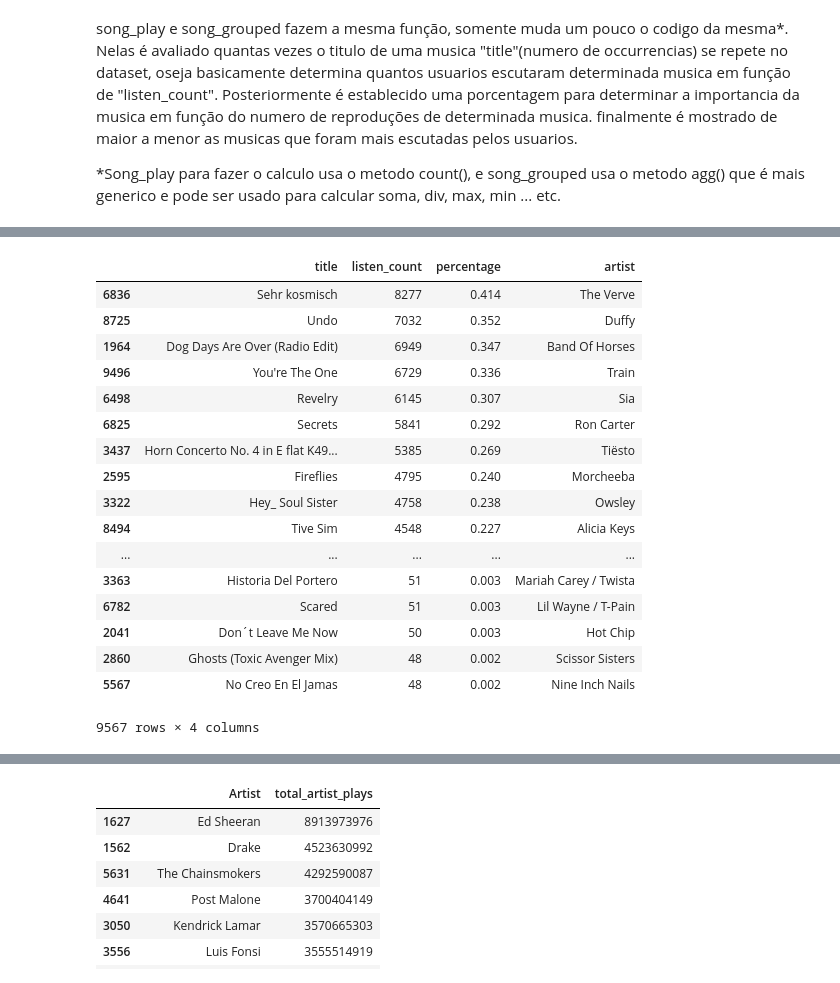
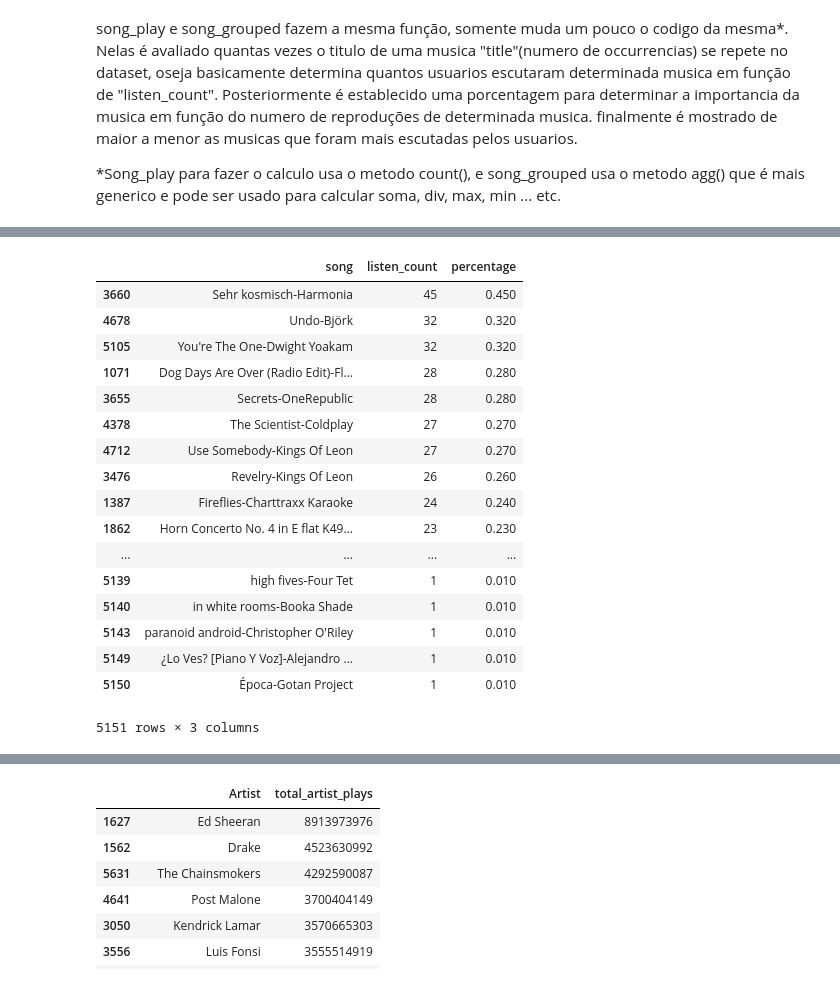
Before and after one commit to AlejandraG01/RS-init, a Jupyter notebook: my-MusicRS/mymusic_RS.ipynb, the cells around one changed output, grey strips where cells are left out. Cells and saved outputs as stored; diff of their text form; code cells hidden in the pictures.

```diff
--- a/my-MusicRS/mymusic_RS.ipynb
+++ b/my-MusicRS/mymusic_RS.ipynb
@@ -74,3 +74,8 @@ if song_df['artist_name'].isnull().sum() > 0:
 len(song_df)
 # %% [output]
 2000000
+# %%
+#selec a subset of total dataset
+song_df_subset = song_df.loc[0:10000, :]
+song_df_subset["song"] = song_df_subset["title"].map(str)+"-"+song_df_subset["artist_name"].map(str)
+song_df_subset.head()
@@ -118,25 +134,24 @@ song_play.sort_values(by=['total_song_plays','song'], ascending = [0,1])
 # %%
-song_grouped = song_df.groupby(['title']).agg({'listen_count': 'count'}).reset_index()
+song_grouped = song_df_subset.groupby(['song']).agg({'listen_count': 'count'}).reset_index()
 grouped_sum1 = song_grouped['listen_count'].sum()
 song_grouped['percentage']  = song_grouped['listen_count'].div(grouped_sum1)*100
-song_grouped['artist'] = song_df['artist_name']
-song_grouped.sort_values(['listen_count', 'title'], ascending = [0,1])
+song_grouped.sort_values(['listen_count', 'song'], ascending = [0,1])
 # %% [output]
-|  | title | listen_count | percentage | artist |
-| 6836 | Sehr kosmisch | 8277 | 0.414 | The Verve |
-| 8725 | Undo | 7032 | 0.352 | Duffy |
-| 1964 | Dog Days Are Over (Radio Edit) | 6949 | 0.347 | Band Of Horses |
-| 9496 | You're The One | 6729 | 0.336 | Train |
-| 6498 | Revelry | 6145 | 0.307 | Sia |
-| 6825 | Secrets | 5841 | 0.292 | Ron Carter |
-| 3437 | Horn Concerto No. 4 in E flat K49... | 5385 | 0.269 | Tiësto |
-| 2595 | Fireflies | 4795 | 0.240 | Morcheeba |
-| 3322 | Hey_ Soul Sister | 4758 | 0.238 | Owsley |
-| 8494 | Tive Sim | 4548 | 0.227 | Alicia Keys |
-| ... | ... | ... | ... | ... |
-| 3363 | Historia Del Portero | 51 | 0.003 | Mariah Carey / Twista |
-| 6782 | Scared | 51 | 0.003 | Lil Wayne / T-Pain |
-| 2041 | Don´t Leave Me Now | 50 | 0.003 | Hot Chip |
-| 2860 | Ghosts (Toxic Avenger Mix) | 48 | 0.002 | Scissor Sisters |
-| 5567 | No Creo En El Jamas | 48 | 0.002 | Nine Inch Nails |
+|  | song | listen_count | percentage |
+| 3660 | Sehr kosmisch-Harmonia | 45 | 0.450 |
+| 4678 | Undo-Björk | 32 | 0.320 |
+| 5105 | You're The One-Dwight Yoakam | 32 | 0.320 |
+| 1071 | Dog Days Are Over (Radio Edit)-Fl... | 28 | 0.280 |
+| 3655 | Secrets-OneRepublic | 28 | 0.280 |
+| 4378 | The Scientist-Coldplay | 27 | 0.270 |
+| 4712 | Use Somebody-Kings Of Leon | 27 | 0.270 |
+| 3476 | Revelry-Kings Of Leon | 26 | 0.260 |
+| 1387 | Fireflies-Charttraxx Karaoke | 24 | 0.240 |
+| 1862 | Horn Concerto No. 4 in E flat K49... | 23 | 0.230 |
+| ... | ... | ... | ... |
+| 5139 | high fives-Four Tet | 1 | 0.010 |
+| 5140 | in white rooms-Booka Shade | 1 | 0.010 |
+| 5143 | paranoid android-Christopher O'Riley | 1 | 0.010 |
+| 5149 | ¿Lo Ves? [Piano Y Voz]-Alejandro ... | 1 | 0.010 |
+| 5150 | Época-Gotan Project | 1 | 0.010 |
-9567 rows × 4 columns
+5151 rows × 3 columns
```
Also changed, not shown: parts of 17 cells of this notebook.
